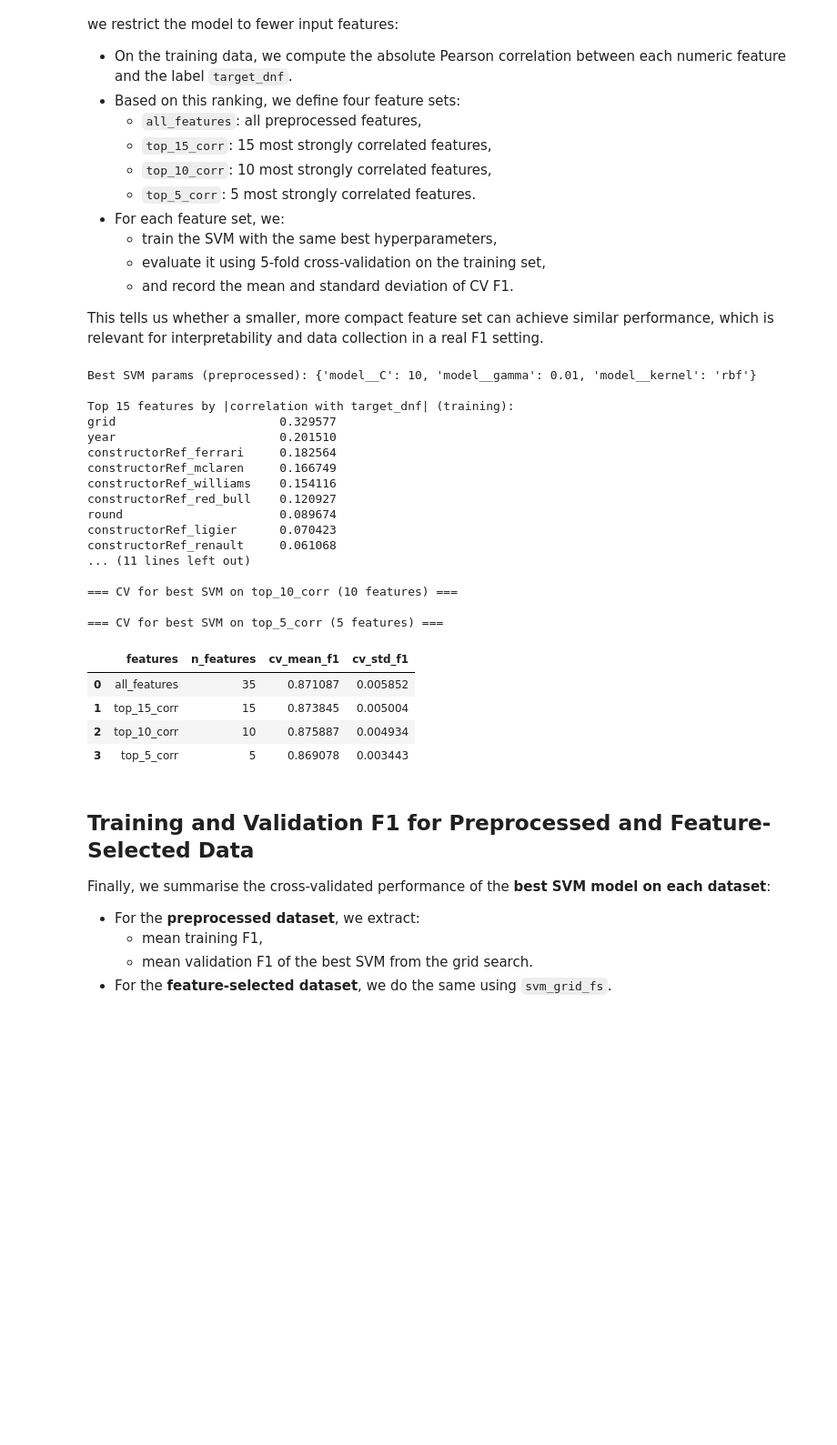
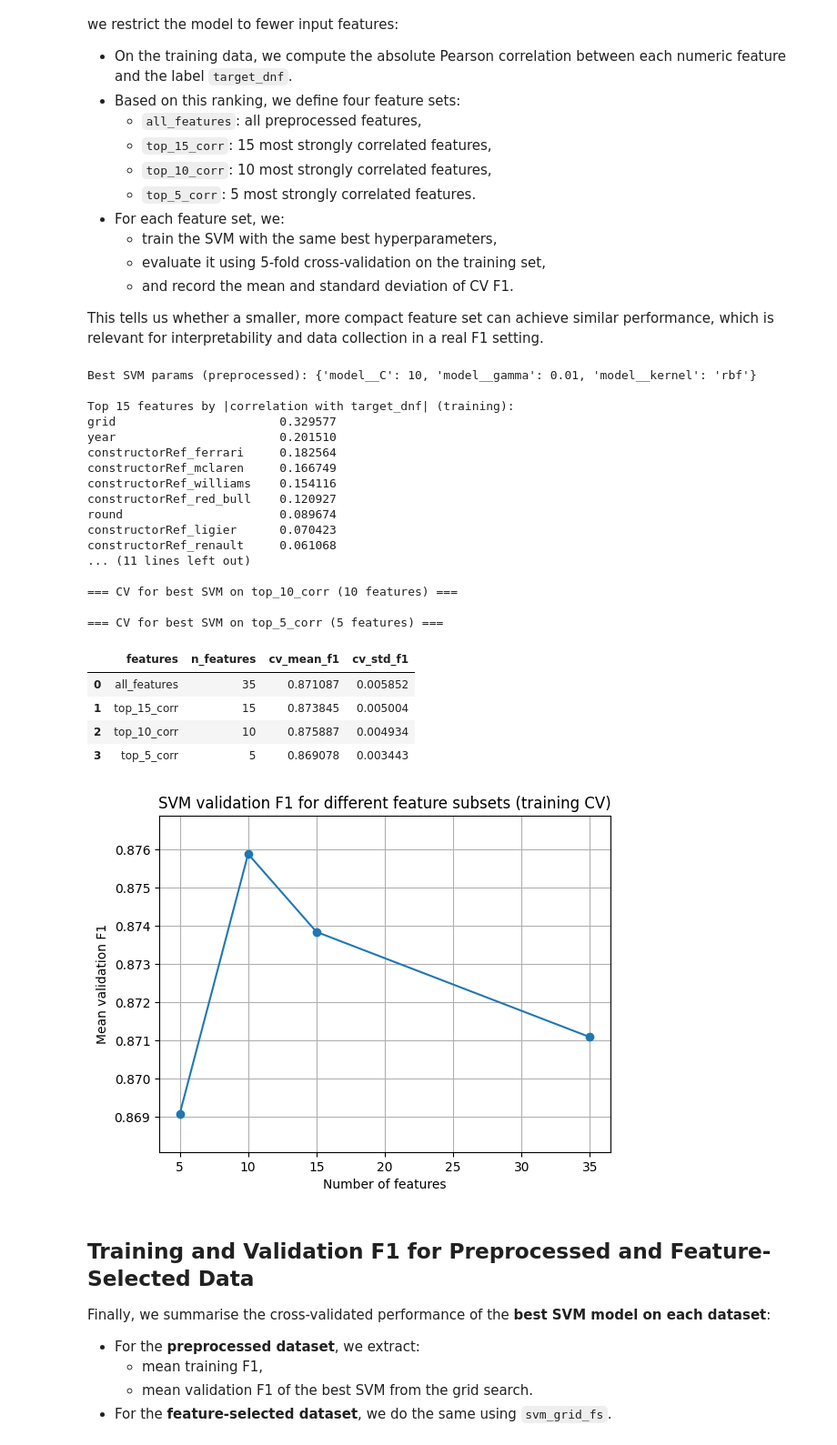
Before and after one commit to NilsHLund/f1-dnf-analysis, a Jupyter notebook: 41/code.ipynb, the cells around one changed output. Shown at 91% size. Drawn from its saved outputs; the diff is of its cells as text; code cells hidden in the pictures; blank space fills up the shorter version.

```diff
--- a/41/code.ipynb
+++ b/41/code.ipynb
@@ -892,33 +907,48 @@ for name, cols in feature_sets.items():
         "n_features": len(cols),
         "cv_mean_f1": cv_scores.mean(),
         "cv_std_f1": cv_scores.std(),
     })
 
 subset_results_df = pd.DataFrame(subset_records)
 display(subset_results_df)
+
+plt.figure()
+plt.plot(subset_results_df["n_features"],
+         subset_results_df["cv_mean_f1"],
+         marker="o")
+plt.xlabel("Number of features")
+plt.ylabel("Mean validation F1")
+plt.title("SVM validation F1 for different feature subsets")
+y_min = subset_results_df["cv_mean_f1"].min() - 0.001
+y_max = subset_results_df["cv_mean_f1"].max() + 0.001
+plt.ylim(y_min, y_max)
+
+plt.grid(True)
+plt.show()
 # %% [output]
 Best SVM params (preprocessed): {'model__C': 10, 'model__gamma': 0.01, 'model__kernel': 'rbf'}
 
 Top 15 features by |correlation with target_dnf| (training):
 grid                       0.329577
 year                       0.201510
 constructorRef_ferrari     0.182564
 constructorRef_mclaren     0.166749
 constructorRef_williams    0.154116
 constructorRef_red_bull    0.120927
 round                      0.089674
 constructorRef_ligier      0.070423
 constructorRef_renault     0.061068
 ... (11 lines left out)
 
 === CV for best SVM on top_10_corr (10 features) ===
 
 === CV for best SVM on top_5_corr (5 features) ===
 |  | features | n_features | cv_mean_f1 | cv_std_f1 |
 | 0 | all_features | 35 | 0.871087 | 0.005852 |
 | 1 | top_15_corr | 15 | 0.873845 | 0.005004 |
 | 2 | top_10_corr | 10 | 0.875887 | 0.004934 |
 | 3 | top_5_corr | 5 | 0.869078 | 0.003443 |
+[figure, added]
 # %% [markdown]
 ## Training and Validation F1 for Preprocessed and Feature-Selected Data
 
```
Also changed, not shown: parts of 1 cell of this notebook.
